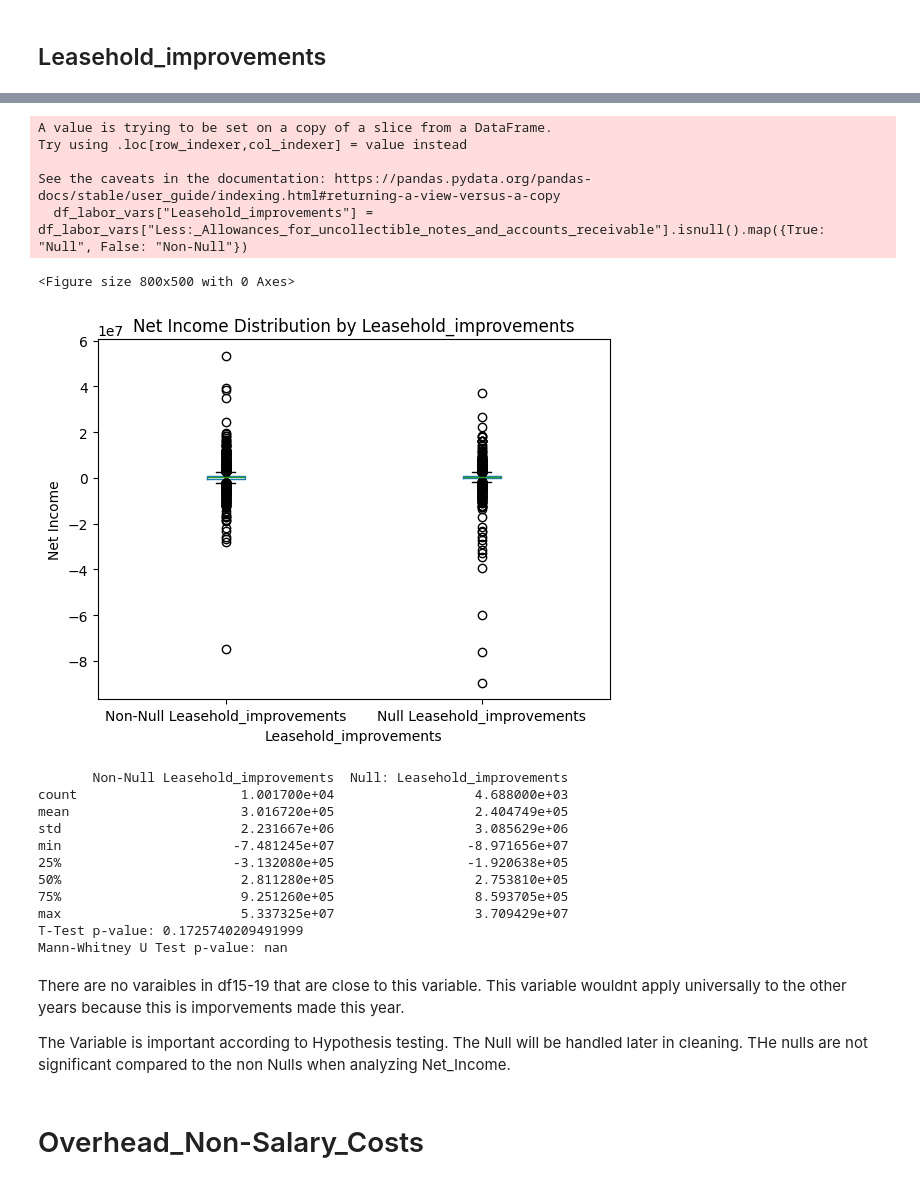
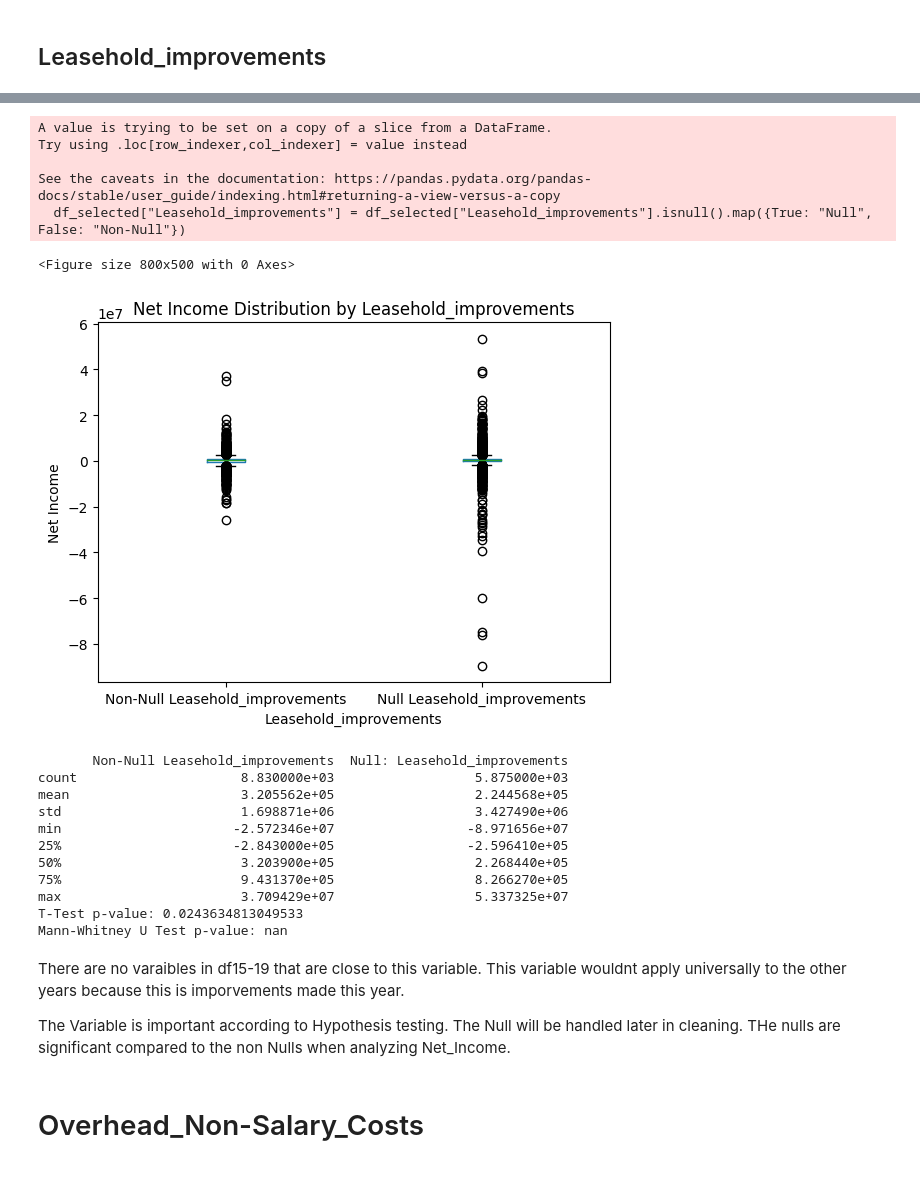
Before and after one commit to lhperreault/Invest_in_retirement_homes-, a Jupyter notebook: ETL_Cost_1.ipynb, the cells around one changed output, grey strips where cells are left out. Cells and saved outputs as stored; diff of their text form; code cells hidden in the pictures.

```diff
--- a/ETL_Cost_1.ipynb
+++ b/ETL_Cost_1.ipynb
@@ -1172,6 +1179,8 @@ df16['Less:_Allowances_for_uncollectible_notes_and_accounts_receivable'] = np.na
 df17['Less:_Allowances_for_uncollectible_notes_and_accounts_receivable'] = np.nan
 df18['Less:_Allowances_for_uncollectible_notes_and_accounts_receivable'] = np.nan
 df19['Less:_Allowances_for_uncollectible_notes_and_accounts_receivable'] = np.nan
+# %%
+df20_cleaned = df20_cleaned.drop(columns=["Estimated_Allowances_for_Uncollectible1"])
 # %% [markdown]
 # Salaries_wages_and_fees_payable
 # %% [markdown]
@@ -1239,12 +1248,21 @@ Reject the null hypothesis: Total_Charges is significant in predicting Net_Incom
 # %%
-import matplotlib.pyplot as plt
+selected_columns = [
+    "Leasehold_improvements",
+    "Total_current_liabilities",
+    "Total_Assets",
+    "Net_Income",
+    "Total_Income"
+]
+
+df_selected = df20_cleaned[selected_columns]
+
 
 # Create a new column for grouping
-df_labor_vars["Leasehold_improvements"] = df_labor_vars["Less:_Allowances_for_uncollectible_notes_and_accounts_receivable"].isnull().map({True: "Null", False: "Non-Null"})
+df_selected["Leasehold_improvements"] = df_selected["Leasehold_improvements"].isnull().map({True: "Null", False: "Non-Null"})
 
 # Generate the boxplot
 plt.figure(figsize=(8, 5))
-df_labor_vars.boxplot(column="Net_Income", by="Leasehold_improvements", grid=False)
+df_selected.boxplot(column="Net_Income", by="Leasehold_improvements", grid=False)
 
 # Adjust labels and title
 plt.title("Net Income Distribution by Leasehold_improvements")
@@ -1254,52 +1272,52 @@ plt.ylabel("Net Income")
 plt.xticks(ticks=[1, 2], labels=["Non-Null Leasehold_improvements", "Null Leasehold_improvements"])
 
 plt.show()
 
 # Separate data into two groups: with and without Contract_Labor
-df_non_null = df_labor_vars[df_labor_vars["Less:_Allowances_for_uncollectible_notes_and_accounts_receivable"].notnull()]
-df_null = df_labor_vars[df_labor_vars["Less:_Allowances_for_uncollectible_notes_and_accounts_receivable"].isnull()]
+df_non_null = df20_cleaned[df20_cleaned["Leasehold_improvements"].notnull()]
+df_null = df20_cleaned[df20_cleaned["Leasehold_improvements"].isnull()]
 
 # Calculate summary statistics for Net_Income
 summary_stats = pd.DataFrame({
     "Non-Null Leasehold_improvements": df_non_null["Net_Income"].describe(),
     "Null: Leasehold_improvements": df_null["Net_Income"].describe()
 })
 
 print(summary_stats)
 
 from scipy.stats import ttest_ind, mannwhitneyu
 
 # Perform independent t-test (assumes normal distribution)
 t_stat, p_value = ttest_ind(df_non_null["Net_Income"], df_null["Net_Income"], nan_policy='omit')
 
 # Perform Mann-Whitney U test (non-parametric)
 u_stat, p_value_mwu = mannwhitneyu(df_non_null["Net_Income"], df_null["Net_Income"], alternative='two-sided')
 
 print(f"T-Test p-value: {p_value}")
 print(f"Mann-Whitney U Test p-value: {p_value_mwu}")
 # %% [output]
 A value is trying to be set on a copy of a slice from a DataFrame.
 Try using .loc[row_indexer,col_indexer] = value instead
 
 See the caveats in the documentation: https://pandas.pydata.org/pandas-docs/stable/user_guide/indexing.html#returning-a-view-versus-a-copy
-  df_labor_vars["Leasehold_improvements"] = df_labor_vars["Less:_Allowances_for_uncollectible_notes_and_accounts_receivable"].isnull().map({True: "Null", False: "Non-Null"})
+  df_selected["Leasehold_improvements"] = df_selected["Leasehold_improvements"].isnull().map({True: "Null", False: "Non-Null"})
 <Figure size 800x500 with 0 Axes>
-[figure, old version]
+[figure, new version]
        Non-Null Leasehold_improvements  Null: Leasehold_improvements
-count                     1.001700e+04                  4.688000e+03
-mean                      3.016720e+05                  2.404749e+05
-std                       2.231667e+06                  3.085629e+06
-min                      -7.481245e+07                 -8.971656e+07
-25%                      -3.132080e+05                 -1.920638e+05
-50%                       2.811280e+05                  2.753810e+05
-75%                       9.251260e+05                  8.593705e+05
-max                       5.337325e+07                  3.709429e+07
-T-Test p-value: 0.1725740209491999
+count                     8.830000e+03                  5.875000e+03
+mean                      3.205562e+05                  2.244568e+05
+std                       1.698871e+06                  3.427490e+06
+min                      -2.572346e+07                 -8.971656e+07
+25%                      -2.843000e+05                 -2.596410e+05
+50%                       3.203900e+05                  2.268440e+05
+75%                       9.431370e+05                  8.266270e+05
+max                       3.709429e+07                  5.337325e+07
+T-Test p-value: 0.0243634813049533
 Mann-Whitney U Test p-value: nan
 # %% [markdown]
 There are no varaibles in df15-19 that are close to this variable. This variable wouldnt apply universally to the other years because this is imporvements made this year.
 
-The Variable is important according to Hypothesis testing. The Null will be handled later in cleaning. THe nulls are not significant compared to the non Nulls when analyzing Net_Income.
+The Variable is important according to Hypothesis testing. The Null will be handled later in cleaning. THe nulls are significant compared to the non Nulls when analyzing Net_Income.
 # %% [markdown]
 # Overhead_Non-Salary_Costs
 # %% [markdown]
```
Also changed, not shown: parts of 82 cells of this notebook.
